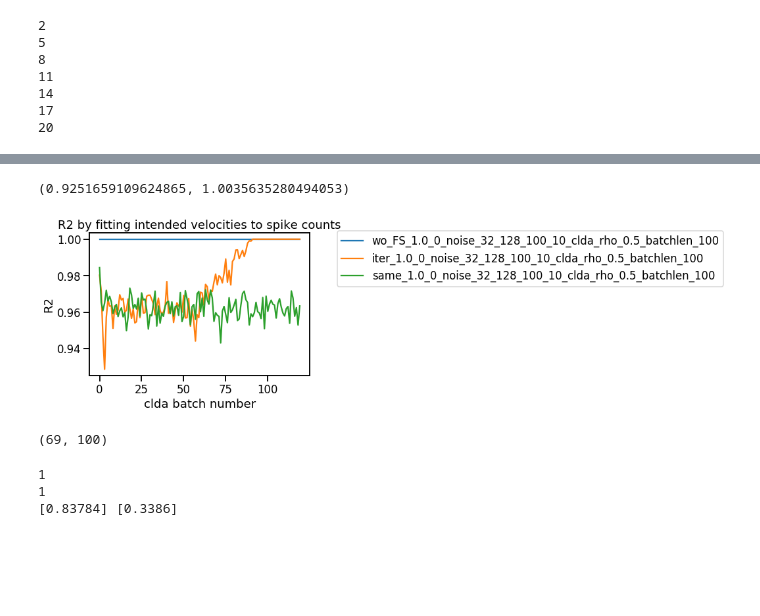
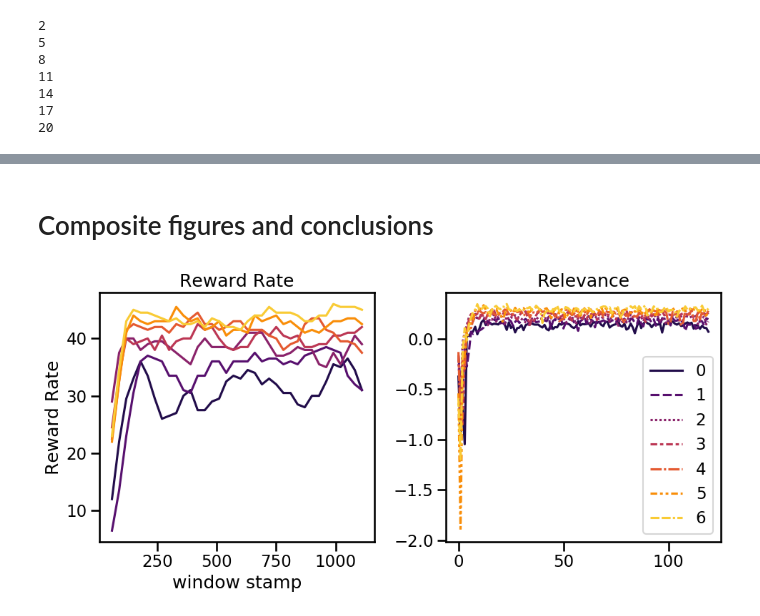
Before and after one commit to sijia66/adaptive_feature_selection, a Jupyter notebook: part_0_clda_simulation_with_feature_selection/20230119_afs_encoder_mixture_model_gap_R2.ipynb, the cells around one changed output, grey strips where cells are left out. Drawn from its saved outputs; the diff is of its cells as text; code cells hidden in the pictures; blank space fills up the shorter version.

```diff
--- a/part_0_clda_simulation_with_feature_selection/20230119_afs_encoder_mixture_model_gap_R2.ipynb
+++ b/part_0_clda_simulation_with_feature_selection/20230119_afs_encoder_mixture_model_gap_R2.ipynb
@@ -1152,11 +700,0 @@ plt.ylim()
-# %%
-plt.plot(r_values_spike_to_int_all.T)
-plt.xlabel('clda batch number')
-plt.ylabel('R2')
-plt.title('R2 by fitting intended velocities to spike counts')
-plt.legend( exp_conds,bbox_to_anchor=(1.1, 1.05)
-            )
-plt.ylim()
-# %% [output]
-(0.9251659109624865, 1.0035635280494053)
-[figure, removed]
@@ -1169,18 +701,22 @@ intended_velocities_list = [d[(X_VEL_STATE, Y_VEL_STATE),:] for d in intended_ki
-# %%
-batch_num = 61
-intended_velocities_one_batch = intended_velocities_list[batch_num]
-spike_counts_one_batch = spike_counts_batch_list[batch_num]
-
-
-spike_counts_one_batch.shape
-# %% [output]
-(69, 100)
-# %%
-redundency, coef = calc_R2([spike_counts_one_batch[:68, :]], [spike_counts_one_batch[68, :]])
-relevence, coef =  calc_R2([intended_velocities_one_batch], [spike_counts_one_batch[68, :]])
-
-print(redundency, relevence)
-# %% [output]
-1
-1
-[0.83784] [0.3386]
+# %% [markdown]
+# Composite figures and conclusions
+# %%
+fig, axes = plt.subplots(1, 2, figsize=(10, 5))
+
+axes[0].set_title("Reward Rate")
+palette = sns.color_palette('inferno', n_colors =  7)
+l = sns.lineplot(x = "window stamp", y = "Reward Rate", hue = "Difference in Mean",
+                 data = df_melt,
+                 ax=axes[0],
+                 palette= palette,
+                 linestyle = "solid", legend = False)
+
+
+axes[1].set_title("Relevance")
+sns.lineplot(R_2_over_batches_all_exp.T,
+             palette = palette,
+             ax=axes[1])
+
+fig.tight_layout()
+# %% [output]
+[figure, added]
```
Also changed, not shown: parts of 46 cells of this notebook, 2 other files.
